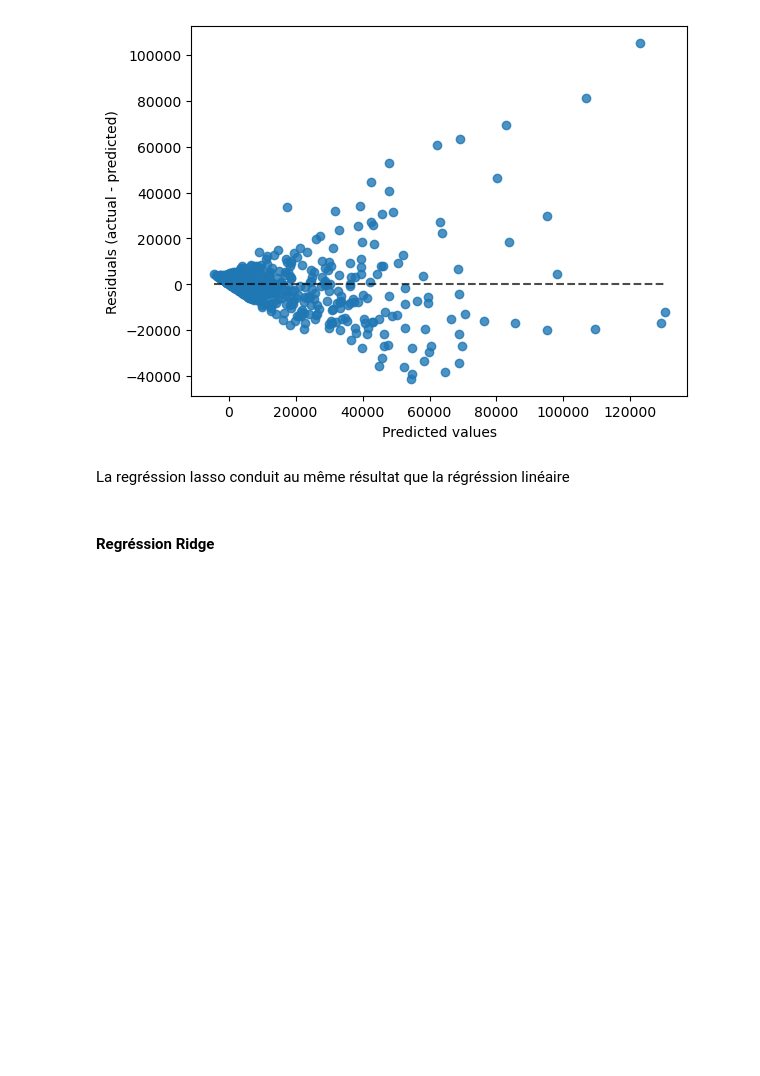
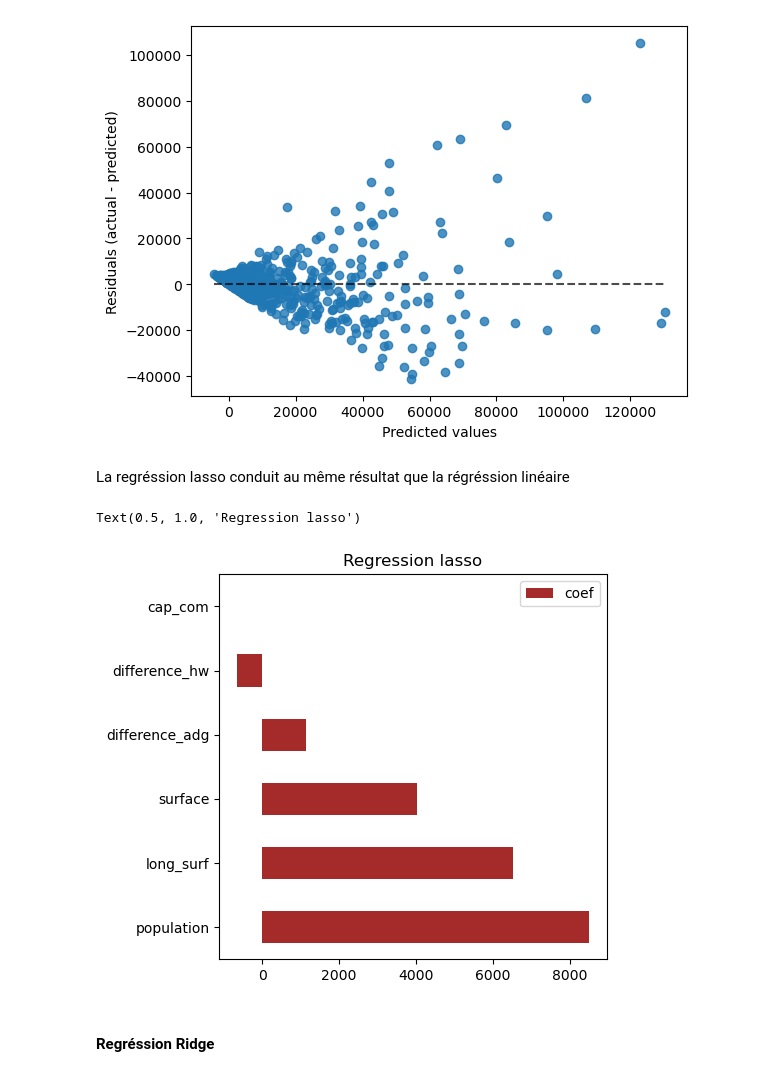
Before and after one commit to christellenguenang/Projet_Catherine_Christelle, a Jupyter notebook: 3_model.ipynb, the cells around one changed output. Saved outputs shown, nothing was run; the diff lists cells and outputs as text; code cells hidden in the pictures; blank space fills up the shorter version.

```diff
--- a/3_model.ipynb
+++ b/3_model.ipynb
@@ -398,6 +455,19 @@ plt.show()
 [figure]
 # %% [markdown]
 La regréssion lasso conduit au même résultat que la régréssion linéaire
+# %%
+coef = reg_lasso["regressor"].coef_
+model_features=reg_lasso.feature_names_in_
+df_feature_importance = pd.DataFrame(coef, columns=["coef"], index=model_features)
+(df_feature_importance
+ .sort_values("coef", key=lambda v: abs(v), ascending=False)
+ .head(40)
+ .plot(kind="barh", figsize=(5, 5), color= 'brown')
+)
+plt.title("Regression lasso")
+# %% [output]
+Text(0.5, 1.0, 'Regression lasso')
+[figure, added]
 # %% [markdown]
 #### Regréssion Ridge
 # %%
```
Also changed, not shown: parts of 27 cells of this notebook, 1 other file.
